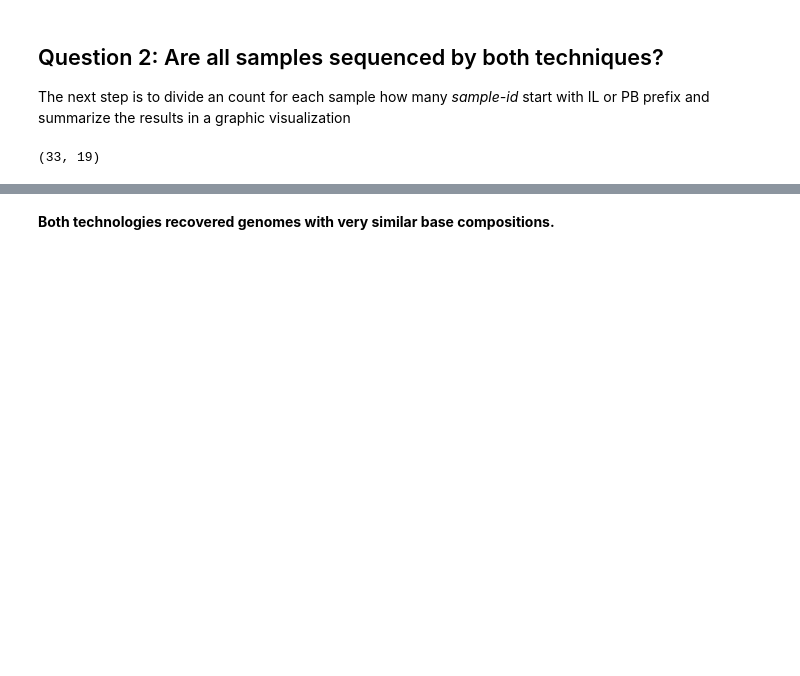
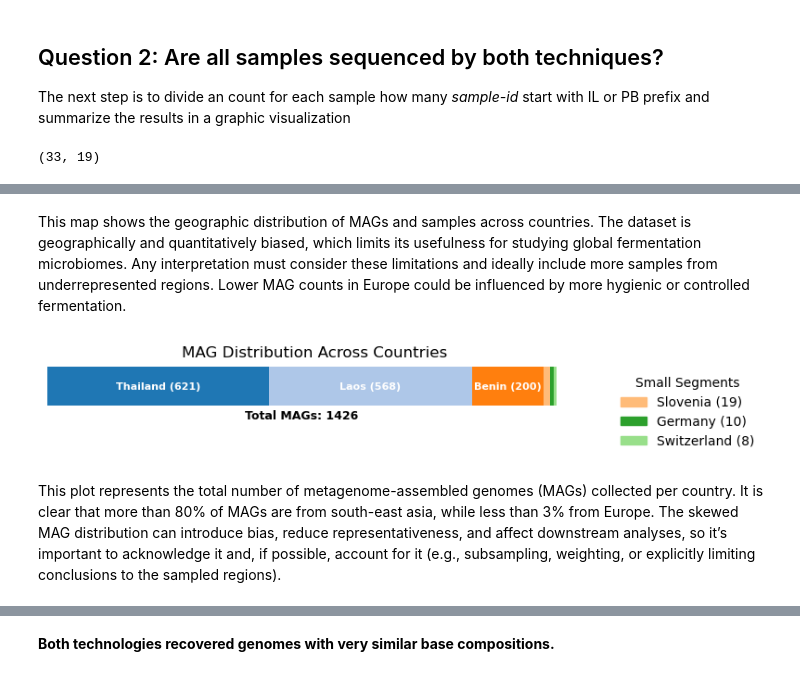
Before and after one commit to EneaMotta/Interplanetary_Microbiome, a Jupyter notebook: 01.2_Data_Exploration.ipynb, the cells around one changed output, grey strips where cells are left out. Cells and saved outputs as stored; diff of their text form; code cells hidden in the pictures; blank space fills up the shorter version.

Commit message:
Geographic and foodtype analysis

```diff
--- a/01.2_Data_Exploration.ipynb
+++ b/01.2_Data_Exploration.ipynb
@@ -237,0 +322,77 @@ for file, gc in pacbio_gc.items():
+# %% [markdown]
+This map shows the geographic distribution of MAGs and samples across countries. The dataset is geographically and quantitatively biased, which limits its usefulness for studying global fermentation microbiomes. Any interpretation must consider these limitations and ideally include more samples from underrepresented regions. Lower MAG counts in Europe could be influenced by more hygienic or controlled fermentation.
+# %%
+import matplotlib.pyplot as plt
+
+df = countries_MAG_count.copy()
+df = df.sort_values('count', ascending=False)
+
+fig, ax = plt.subplots(figsize=(8, 1.2))
+
+left = 0
+colors = plt.cm.tab20(range(len(df)))   # distinct colors for countries
+
+# store small segments for legend
+small_segments = []
+
+for (country, count), color in zip(df[['samp_country','count']].values, colors):
+    ax.barh(
+        0,
+        count,
+        left=left,
+        color=color,
+        edgecolor='none'
+    )
+
+    if count > df['count'].sum() * 0.03:
+        # label inside large segments
+        ax.text(
+            left + count/2,
+            0,
+            f"{country} ({int(count)})",
+            ha='center',
+            va='center',
+            fontsize=8,
+            color='white',
+            fontweight='bold'
+        )
+    else:
+        # store small segments for legend
+        small_segments.append((country, color))
+
+    left += count
+
+# Add total MAGs below the bar
+total_mags = df['count'].sum()
+ax.text(
+    0.5 * left,      # middle of the total bar
+    -0.6,            # below the bar
+    f"Total MAGs: {int(total_mags)}",
+    ha='center',
+    va='center',
+    fontsize=9,
+    fontweight='bold'
+)
+
+# Clean plot
+ax.set_yticks([])
+ax.set_xticks([])
+ax.spines['top'].set_visible(False)
+ax.spines['right'].set_visible(False)
+ax.spines['left'].set_visible(False)
+ax.spines['bottom'].set_visible(False)
+
+# Add legend for small segments
+if small_segments:
+    handles = [plt.Rectangle((0,0),1,1, color=color) for country, color in small_segments]
+    labels = [f"{country} ({int(df.loc[df['samp_country']==country,'count'].values[0])})"
+              for country, color in small_segments]
+    ax.legend(handles, labels, title="Small Segments", bbox_to_anchor=(1.05, 1), loc='upper left', frameon=False)
+
+ax.set_title("MAG Distribution Across Countries")
+plt.tight_layout()
+plt.show()
+# %% [output]
+[figure, added]
+# %% [markdown]
+This plot represents the total number of metagenome-assembled genomes (MAGs) collected per country. It is clear that more than 80% of MAGs are from south-east asia, while less than 3% from Europe. The skewed MAG distribution can introduce bias, reduce representativeness, and affect downstream analyses, so it’s important to acknowledge it and, if possible, account for it (e.g., subsampling, weighting, or explicitly limiting conclusions to the sampled regions).
```
Also changed, not shown: parts of 26 cells of this notebook, 5 other files.
